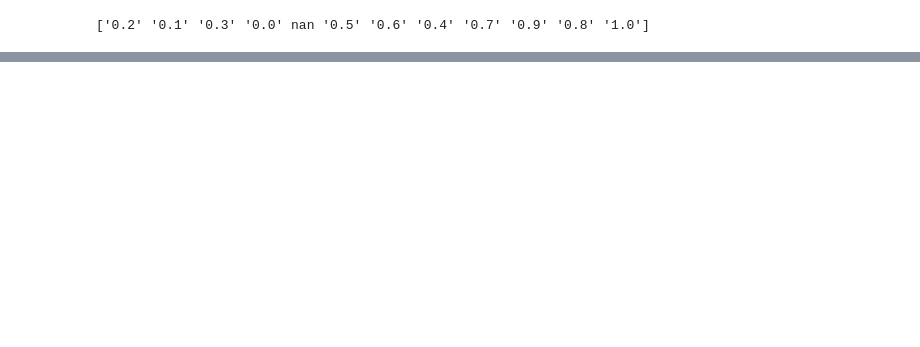
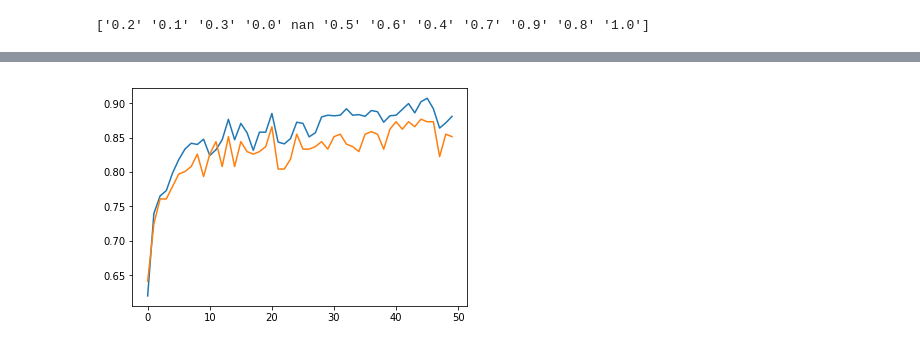
Before and after one commit to guglielmoG/MachineLearningVod, a Jupyter notebook: ML-Vod++.ipynb, the cells around one changed output, grey strips where cells are left out. Saved outputs shown, nothing was run; the diff lists cells and outputs as text; code cells hidden in the pictures; blank space fills up the shorter version.

Commit message:
Add MLP interface.
Features: unbalanced dataset detection
Test MLP for OS imputation (85% score) and prediction

```diff
--- a/ML-Vod++.ipynb
+++ b/ML-Vod++.ipynb
@@ -500,3 +501,27 @@ class perc():
         assert y.shape[0] == X.shape[0]
         assert to_be_predicted.shape[0] != 0
         return perc_.predict(to_be_predicted)
+# %%
+def train_MLP(ml_perc, X, y, percentage=0.8, max_iter= 30, std=False, pca=0, v=True):
+
+    data = buildTrain(X, y, percentage, std, pca)
+
+    tscores = []
+    vscores = []
+    for epoch in range(max_iter):
+        ml_perc.set_params(max_iter=epoch+1)
+        ml_perc.fit(*data.get_train())
+        tscore = ml_perc.score(*data.get_train())
+        vscore = ml_perc.score(*data.get_valid())
+        loss = ml_perc.loss_
+        if v:
+            print(f"epoch={epoch} loss={loss} tscore={tscore} vscore={vscore}")
+        tscores.append(tscore)
+        vscores.append(vscore)
+        ml_perc.set_params(warm_start=True)
+
+    if v:
+        plt.figure()
+        plt.plot(np.arange(max_iter), tscores, np.arange(max_iter), vscores)
+
+    return tscores, vscores, data.get_valid()
@@ -794,0 +923,12 @@ run=80 tscore=0.354411 vscore=0.35493
+# %%
+df = df_clean.copy()
+
+X = df[traffic_columns]
+y = df['OS_clean']
+my_MLP = MLP()
+# %%
+my_MLP.train(X, y, percentage=0.8, std=True, pca=None, epochs=50, threshold_unbalanced=0.6,
+             hidden_layer_sizes = (200,), batch_size = 100, learning_rate_init=1e-1, solver = 'adam',
+             learning_rate = 'constant', momentum = 0.0, nesterovs_momentum = False,
+             alpha = 0.0, tol = -1)
+# %% [output]
@@ -794,0 +967 @@ run=80 tscore=0.354411 vscore=0.35493
+[figure, added]
```
Also changed, not shown: parts of 13 cells of this notebook.
